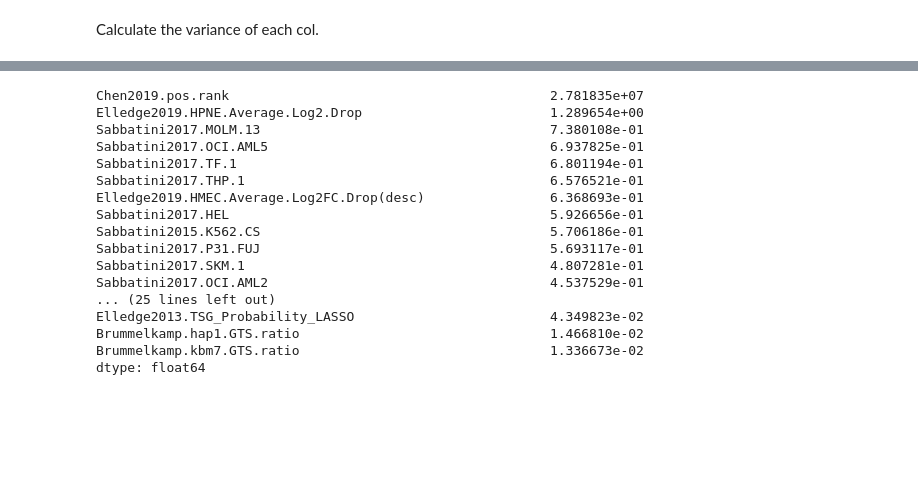
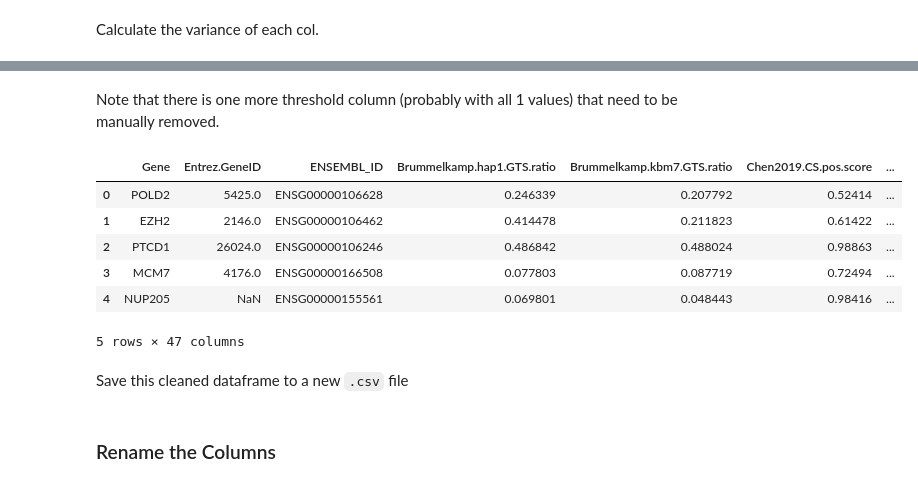
Before and after one commit to liuweihanty/ts_machine_learning, a Jupyter notebook: code/ts_clean.ipynb, the cells around one changed output, grey strips where cells are left out. Cells and saved outputs as stored; diff of their text form; code cells hidden in the pictures; blank space fills up the shorter version.

```diff
--- a/code/ts_clean.ipynb
+++ b/code/ts_clean.ipynb
@@ -27,0 +32,2 @@ ts_score.head(3)
+# %%
+ts_score = ts_score.drop('Weissman2014.CRISPRi.Growth.phenotype..mean.of.top.3.gammas.', axis=1)
@@ -121,23 +159,16 @@ ts_score_cleaned_zero = ts_score_cleaned_zero.drop(['Sabbatini2017.MV411.thresho
-# %%
-col_var_clean = ts_score_cleaned_zero.drop(['Gene', 'Entrez.GeneID', 'ENSEMBL_ID'],
-                           axis=1).apply(np.var)
-col_var_clean.sort_values(ascending = False)
-# %% [output]
-Chen2019.pos.rank                                         2.781835e+07
-Elledge2019.HPNE.Average.Log2.Drop                        1.289654e+00
-Sabbatini2017.MOLM.13                                     7.380108e-01
-Sabbatini2017.OCI.AML5                                    6.937825e-01
-Sabbatini2017.TF.1                                        6.801194e-01
-Sabbatini2017.THP.1                                       6.576521e-01
-Elledge2019.HMEC.Average.Log2FC.Drop(desc)                6.368693e-01
-Sabbatini2017.HEL                                         5.926656e-01
-Sabbatini2015.K562.CS                                     5.706186e-01
-Sabbatini2017.P31.FUJ                                     5.693117e-01
-Sabbatini2017.SKM.1                                       4.807281e-01
-Sabbatini2017.OCI.AML2                                    4.537529e-01
-... (25 lines left out)
-Elledge2013.TSG_Probability_LASSO                         4.349823e-02
-Brummelkamp.hap1.GTS.ratio                                1.466810e-02
-Brummelkamp.kbm7.GTS.ratio                                1.336673e-02
-dtype: float64
+# %% [markdown]
+Note that there is one more threshold column (probably with all 1 values) that need to be manually removed.
+# %%
+ts_score_cleaned_thrsh = ts_score_cleaned_zero.drop('Sabbatini2017.MV411.threshold', axis=1)
+ts_score_cleaned_thrsh.head()
+# %% [output]
+|  | Gene | Entrez.GeneID | ENSEMBL_ID | Brummelkamp.hap1.GTS.ratio | Brummelkamp.kbm7.GTS.ratio | Chen2019.CS.pos.score | ... |
+| 0 | POLD2 | 5425.0 | ENSG00000106628 | 0.246339 | 0.207792 | 0.52414 | ... |
+| 1 | EZH2 | 2146.0 | ENSG00000106462 | 0.414478 | 0.211823 | 0.61422 | ... |
+| 2 | PTCD1 | 26024.0 | ENSG00000106246 | 0.486842 | 0.488024 | 0.98863 | ... |
+| 3 | MCM7 | 4176.0 | ENSG00000166508 | 0.077803 | 0.087719 | 0.72494 | ... |
+| 4 | NUP205 | NaN | ENSG00000155561 | 0.069801 | 0.048443 | 0.98416 | ... |
+5 rows × 47 columns
+# %% [markdown]
+Save this cleaned dataframe to a new `.csv` file
 # %%
@@ -144,0 +176,2 @@ ts_score_cleaned_zero.to_csv(r'../data/Rank_variables_master_list_cleaned.csv')
+# %% [markdown]
+### Rename the Columns
```
Also changed, not shown: parts of 37 cells of this notebook, 5 other files.
